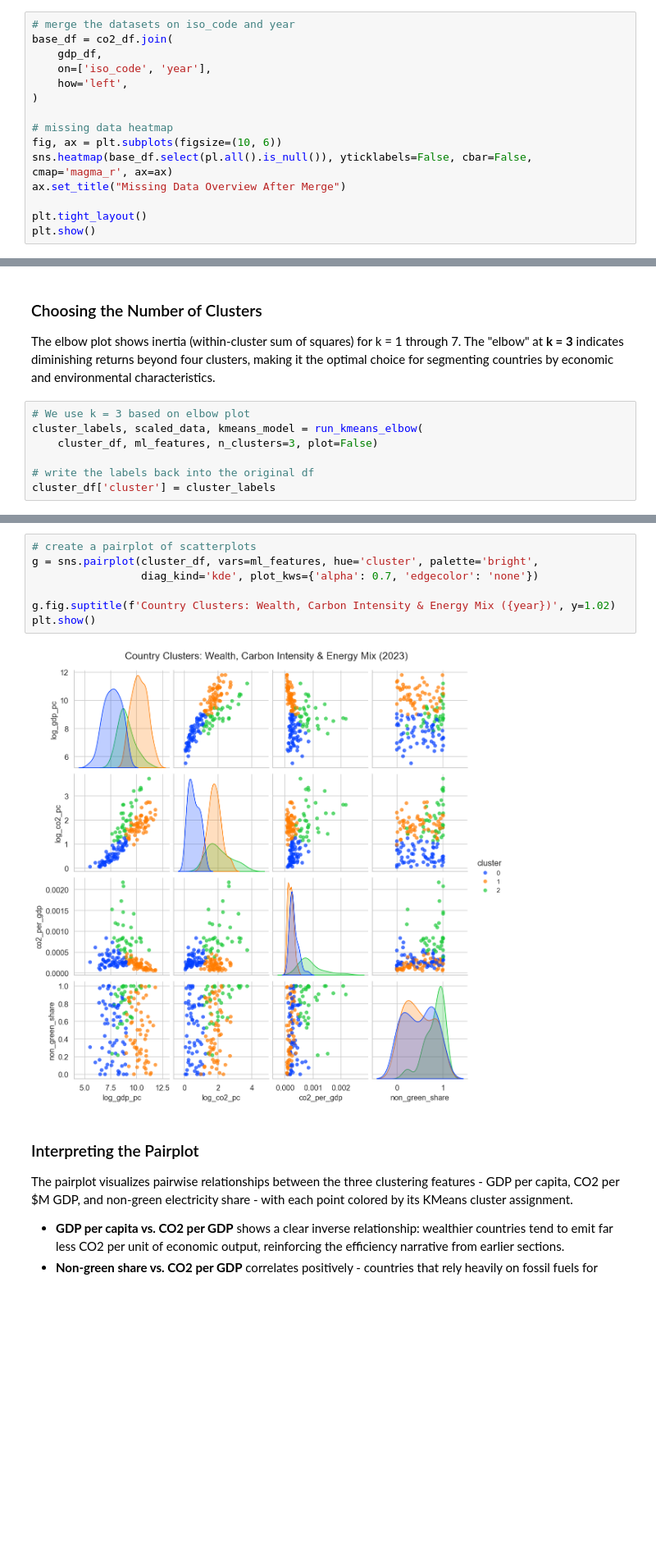
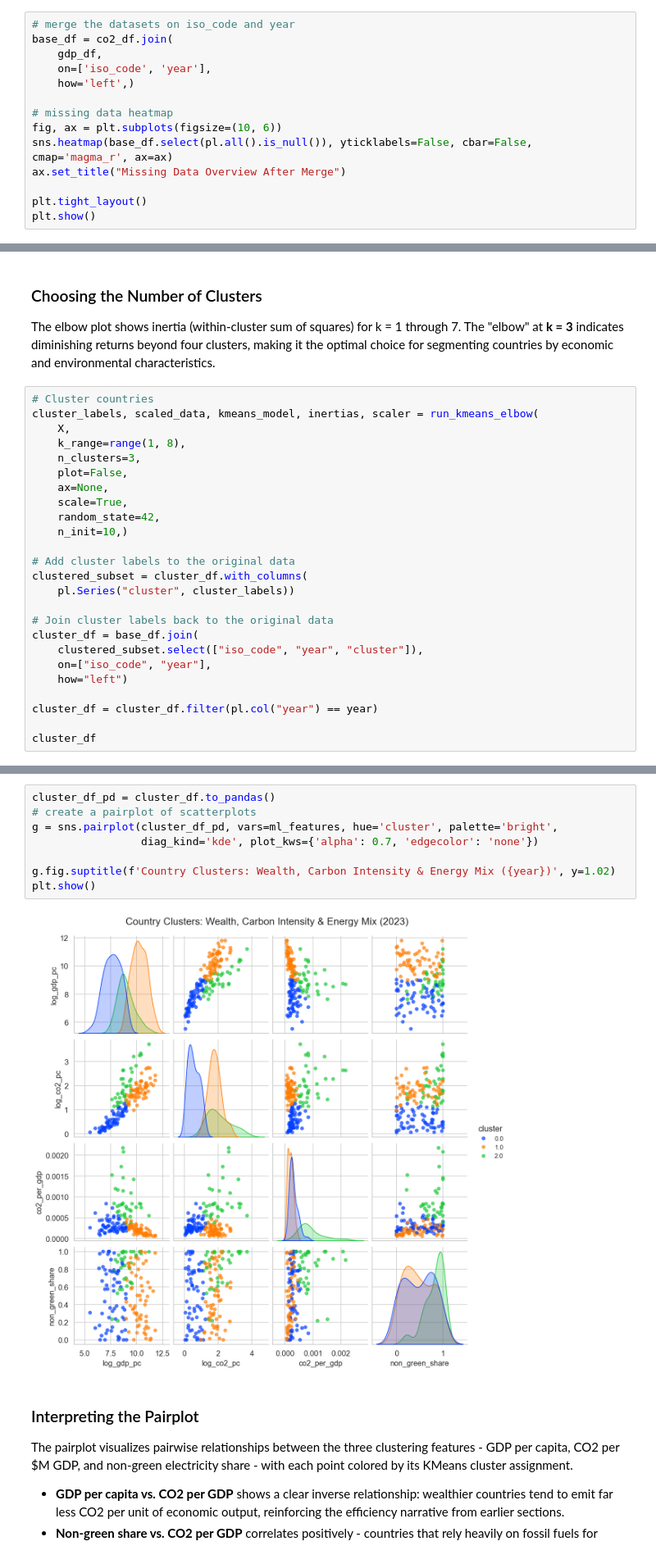
Before and after one commit to fabianfrank-dev/carbon_analysis, a Jupyter notebook: data_analytics_project.ipynb, the cells around one changed output, grey strips where cells are left out. Shown at 82% size. Drawn from its saved outputs; the diff is of its cells as text; blank space fills up the shorter version.

```diff
--- a/data_analytics_project.ipynb
+++ b/data_analytics_project.ipynb
@@ -172,8 +166,7 @@ Before proceeding, we visualize data completeness. The heatmap below shows each
 base_df = co2_df.join(
     gdp_df,
     on=['iso_code', 'year'],
-    how='left',
-)
+    how='left',)
 
 # missing data heatmap
 fig, ax = plt.subplots(figsize=(10, 6))
@@ -1081,9 +1080,27 @@ KMeans does not accept missing values encoded as NaN natively. For supervised le
 
 The elbow plot shows inertia (within-cluster sum of squares) for k = 1 through 7. The "elbow" at **k = 3** indicates diminishing returns beyond four clusters, making it the optimal choice for segmenting countries by economic and environmental characteristics.
 # %%
-# We use k = 3 based on elbow plot
-cluster_labels, scaled_data, kmeans_model = run_kmeans_elbow(
-    cluster_df, ml_features, n_clusters=3, plot=False)
+# Cluster countries
+cluster_labels, scaled_data, kmeans_model, inertias, scaler = run_kmeans_elbow(
+    X,
+    k_range=range(1, 8),
+    n_clusters=3,
+    plot=False,
+    ax=None,
+    scale=True,
+    random_state=42,
+    n_init=10,)
 
-# write the labels back into the original df
-cluster_df['cluster'] = cluster_labels
+# Add cluster labels to the original data
+clustered_subset = cluster_df.with_columns(
+    pl.Series("cluster", cluster_labels))
+
+# Join cluster labels back to the original data
+cluster_df = base_df.join(
+    clustered_subset.select(["iso_code", "year", "cluster"]),
+    on=["iso_code", "year"],
+    how="left")
+
+cluster_df = cluster_df.filter(pl.col("year") == year)
+
+cluster_df
@@ -1090,12 +1122,13 @@ cluster_df['cluster'] = cluster_labels
 # %%
+cluster_df_pd = cluster_df.to_pandas()
 # create a pairplot of scatterplots
-g = sns.pairplot(cluster_df, vars=ml_features, hue='cluster', palette='bright',
+g = sns.pairplot(cluster_df_pd, vars=ml_features, hue='cluster', palette='bright',
                  diag_kind='kde', plot_kws={'alpha': 0.7, 'edgecolor': 'none'})
 
 g.fig.suptitle(f'Country Clusters: Wealth, Carbon Intensity & Energy Mix ({year})', y=1.02)
 plt.show()
 # %% [output]
-[figure, old version]
+[figure, new version]
 # %% [markdown]
 ### Interpreting the Pairplot
 
```
Also changed, not shown: parts of 12 cells of this notebook, 1 other file.
